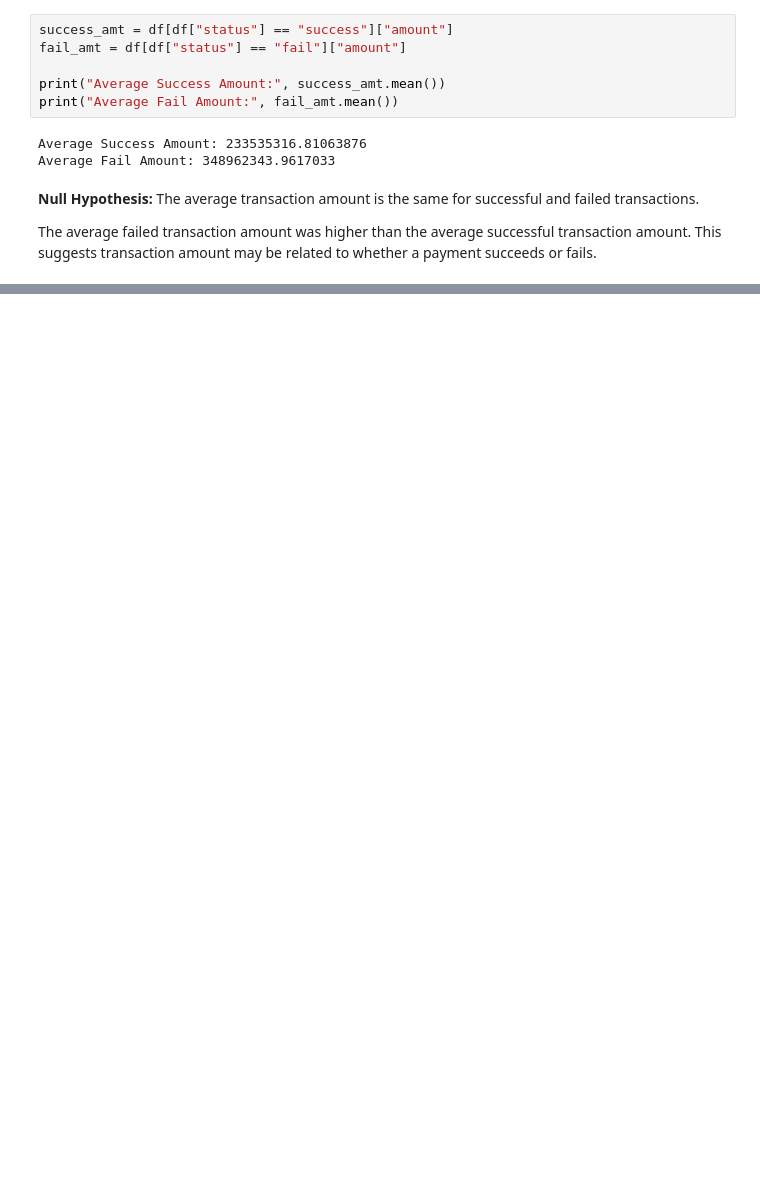
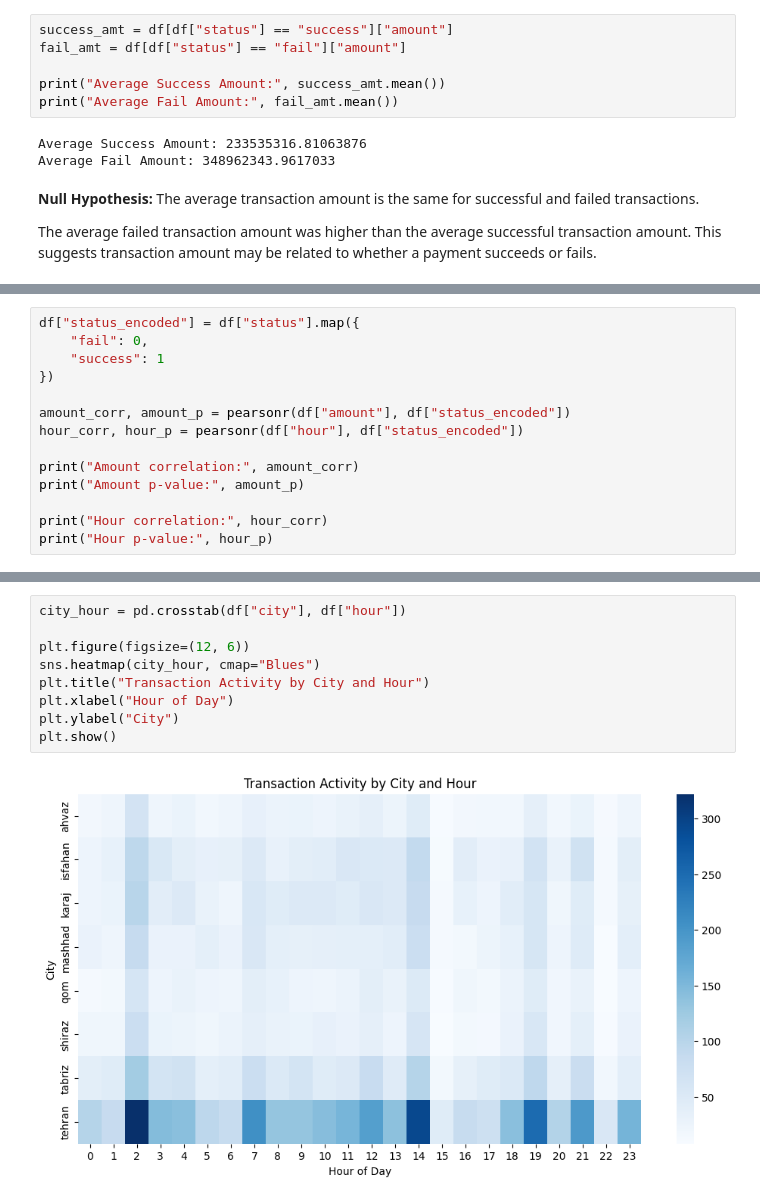
Before and after one commit to cataylor5/CSC405-Group-Project, a Jupyter notebook: notebooks/sharednotebook3.ipynb, the cells around one changed output, grey strips where cells are left out. Cells and saved outputs as stored; diff of their text form; blank space fills up the shorter version.

```diff
--- a/notebooks/sharednotebook3.ipynb
+++ b/notebooks/sharednotebook3.ipynb
@@ -239,0 +179,14 @@ Overall, this project demonstrates how data science can be used to clean messy d
+# %%
+df["status_encoded"] = df["status"].map({
+    "fail": 0,
+    "success": 1
+})
+
+amount_corr, amount_p = pearsonr(df["amount"], df["status_encoded"])
+hour_corr, hour_p = pearsonr(df["hour"], df["status_encoded"])
+
+print("Amount correlation:", amount_corr)
+print("Amount p-value:", amount_p)
+
+print("Hour correlation:", hour_corr)
+print("Hour p-value:", hour_p)
@@ -239,0 +214,11 @@ Overall, this project demonstrates how data science can be used to clean messy d
+# %%
+city_hour = pd.crosstab(df["city"], df["hour"])
+
+plt.figure(figsize=(12, 6))
+sns.heatmap(city_hour, cmap="Blues")
+plt.title("Transaction Activity by City and Hour")
+plt.xlabel("Hour of Day")
+plt.ylabel("City")
+plt.show()
+# %% [output]
+[figure, added]
```
Also changed, not shown: parts of 31 cells of this notebook.
